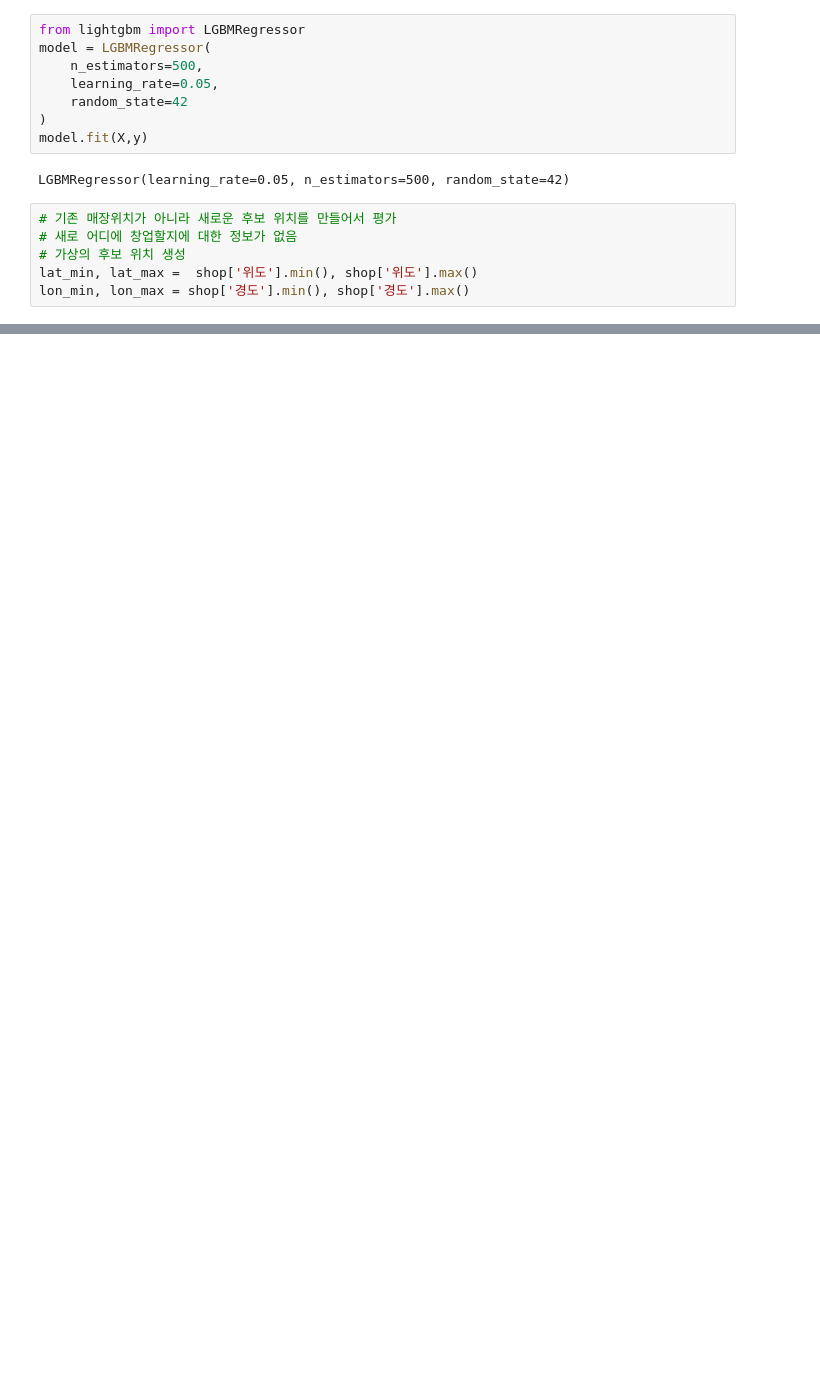
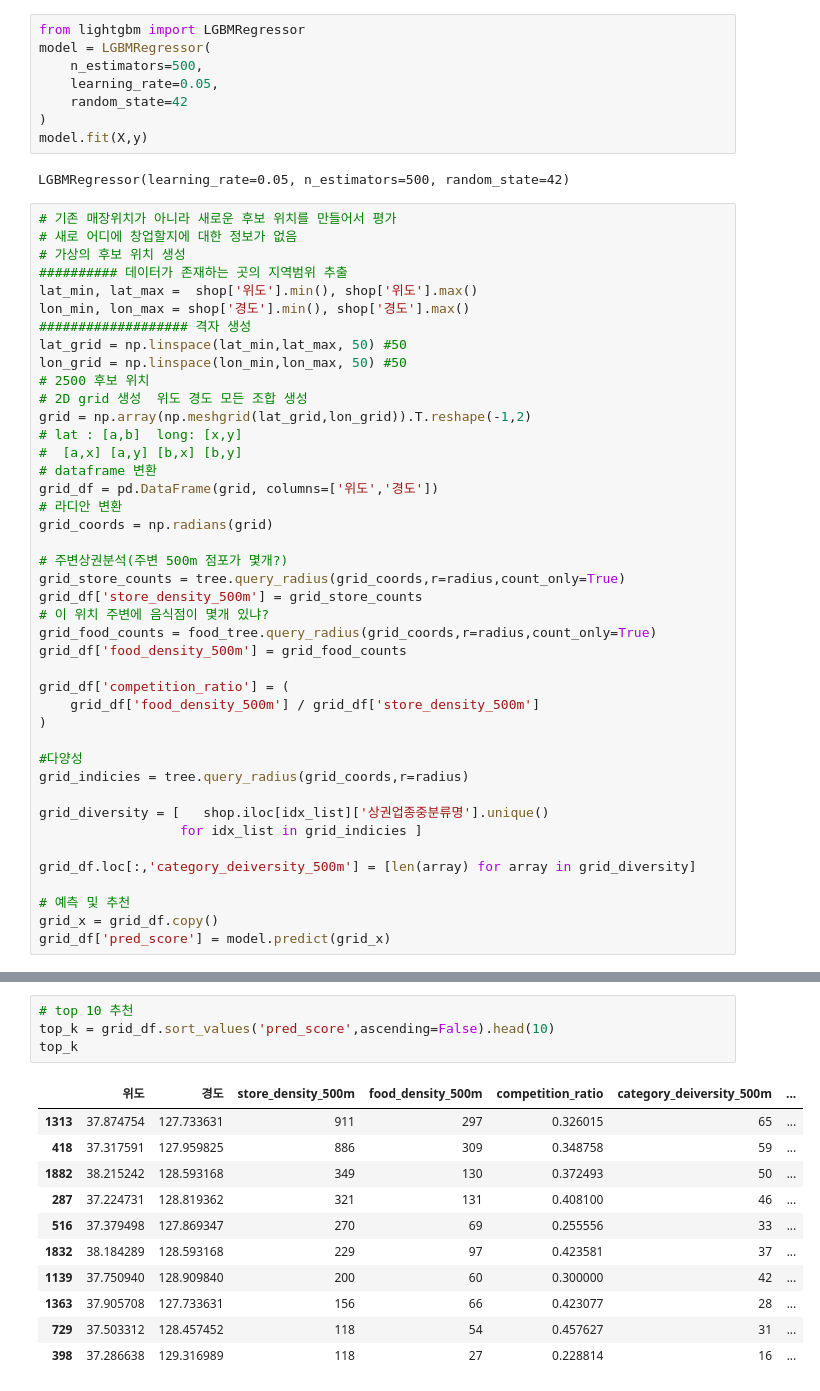
Before and after one commit to skn29teacher/skn29_lecture, a Jupyter notebook: 머신러닝/실습/002.ipynb, the cells around one changed output, grey strips where cells are left out. Saved outputs shown, nothing was run; the diff lists cells and outputs as text; blank space fills up the shorter version.

```diff
--- a/머신러닝/실습/002.ipynb
+++ b/머신러닝/실습/002.ipynb
@@ -192,5 +191,41 @@ LGBMRegressor(learning_rate=0.05, n_estimators=500, random_state=42)
 # 기존 매장위치가 아니라 새로운 후보 위치를 만들어서 평가
 # 새로 어디에 창업할지에 대한 정보가 없음
 # 가상의 후보 위치 생성
+########## 데이터가 존재하는 곳의 지역범위 추출
 lat_min, lat_max =  shop['위도'].min(), shop['위도'].max()
 lon_min, lon_max = shop['경도'].min(), shop['경도'].max()
+################### 격자 생성
+lat_grid = np.linspace(lat_min,lat_max, 50) #50
+lon_grid = np.linspace(lon_min,lon_max, 50) #50
+# 2500 후보 위치
+# 2D grid 생성  위도 경도 모든 조합 생성
+grid = np.array(np.meshgrid(lat_grid,lon_grid)).T.reshape(-1,2)
+# lat : [a,b]  long: [x,y]
+#  [a,x] [a,y] [b,x] [b,y]
+# dataframe 변환
+grid_df = pd.DataFrame(grid, columns=['위도','경도'])
+# 라디안 변환
+grid_coords = np.radians(grid)
+
+# 주변상권분석(주변 500m 점포가 몇개?)
+grid_store_counts = tree.query_radius(grid_coords,r=radius,count_only=True)
+grid_df['store_density_500m'] = grid_store_counts
+# 이 위치 주변에 음식점이 몇개 있냐?
+grid_food_counts = food_tree.query_radius(grid_coords,r=radius,count_only=True)
+grid_df['food_density_500m'] = grid_food_counts
+
+grid_df['competition_ratio'] = (
+    grid_df['food_density_500m'] / grid_df['store_density_500m']
+)
+
+#다양성
+grid_indicies = tree.query_radius(grid_coords,r=radius)
+
+grid_diversity = [   shop.iloc[idx_list]['상권업종중분류명'].unique()
+                  for idx_list in grid_indicies ]
+
+grid_df.loc[:,'category_deiversity_500m'] = [len(array) for array in grid_diversity]
+
+# 예측 및 추천
+grid_x = grid_df.copy()
+grid_df['pred_score'] = model.predict(grid_x)
@@ -210,0 +232,16 @@ lon_min, lon_max = shop['경도'].min(), shop['경도'].max()
+# %%
+# top 10 추천
+top_k = grid_df.sort_values('pred_score',ascending=False).head(10)
+top_k
+# %% [output]
+|  | 위도 | 경도 | store_density_500m | food_density_500m | competition_ratio | category_deiversity_500m | ... |
+| 1313 | 37.874754 | 127.733631 | 911 | 297 | 0.326015 | 65 | ... |
+| 418 | 37.317591 | 127.959825 | 886 | 309 | 0.348758 | 59 | ... |
+| 1882 | 38.215242 | 128.593168 | 349 | 130 | 0.372493 | 50 | ... |
+| 287 | 37.224731 | 128.819362 | 321 | 131 | 0.408100 | 46 | ... |
+| 516 | 37.379498 | 127.869347 | 270 | 69 | 0.255556 | 33 | ... |
+| 1832 | 38.184289 | 128.593168 | 229 | 97 | 0.423581 | 37 | ... |
+| 1139 | 37.750940 | 128.909840 | 200 | 60 | 0.300000 | 42 | ... |
+| 1363 | 37.905708 | 127.733631 | 156 | 66 | 0.423077 | 28 | ... |
+| 729 | 37.503312 | 128.457452 | 118 | 54 | 0.457627 | 31 | ... |
+| 398 | 37.286638 | 129.316989 | 118 | 27 | 0.228814 | 16 | ... |
```
Also changed, not shown: parts of 3 cells of this notebook.
